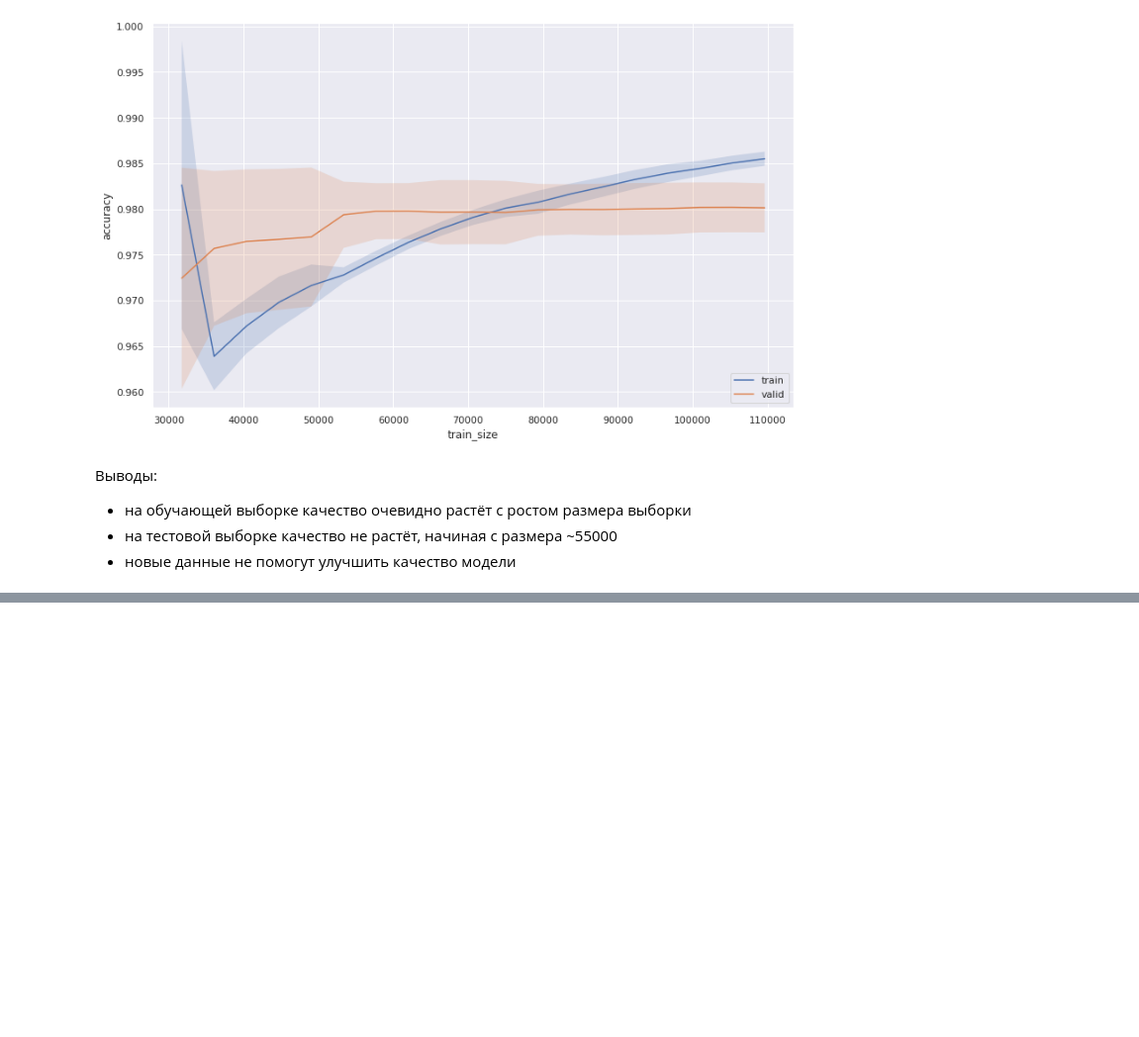
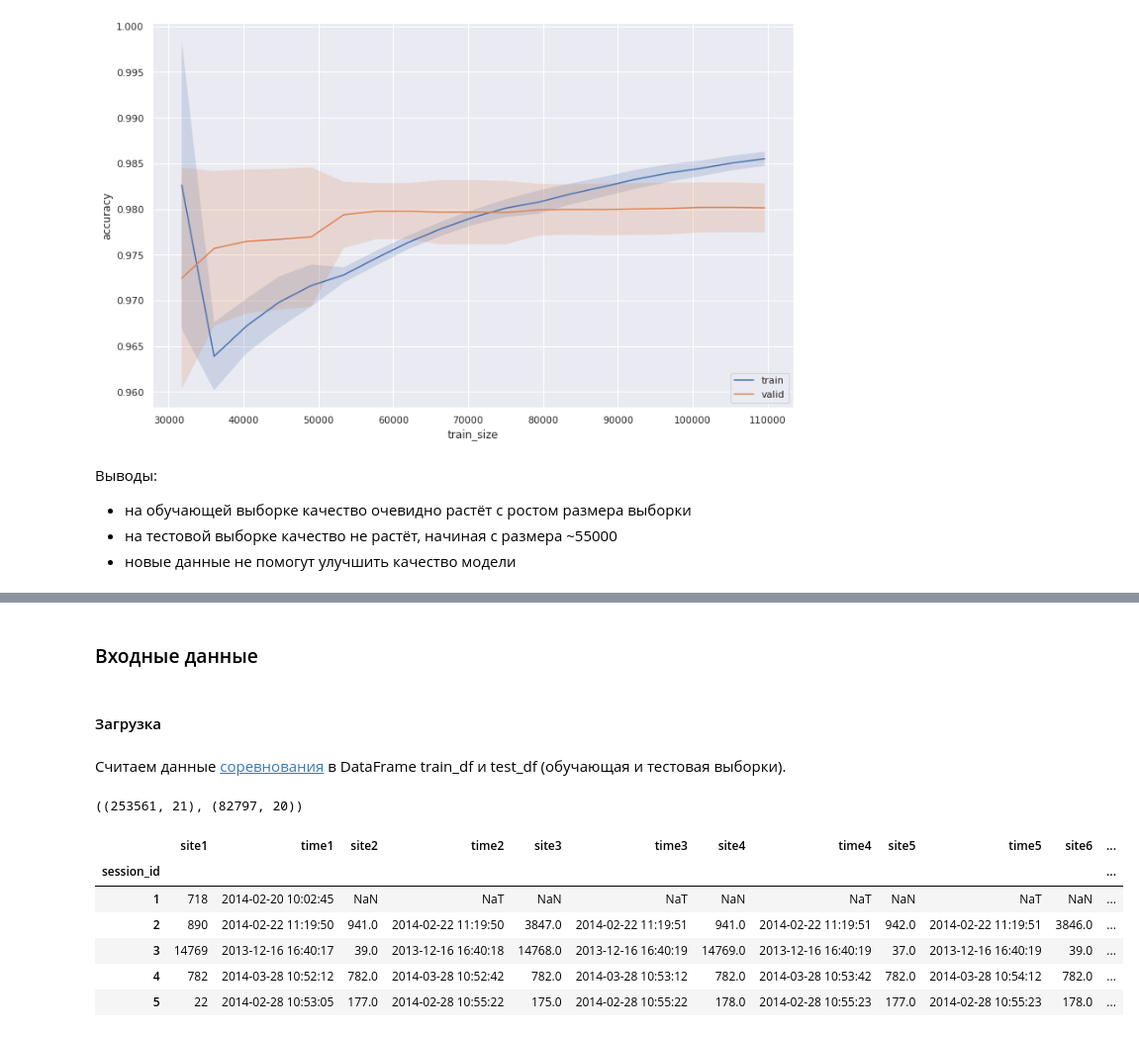
Before and after one commit to Uniholder/Specialization-Yandex-MIPT, a Jupyter notebook: 6_Final_projects/1_user_identification/week7_report.ipynb, the cells around one changed output, grey strips where cells are left out. Shown at 99% size. Saved outputs shown, nothing was run; the diff lists cells and outputs as text; code cells hidden in the pictures; blank space fills up the shorter version.

Commit message:
week7 week5 kaggle covered

```diff
--- a/6_Final_projects/1_user_identification/week7_report.ipynb
+++ b/6_Final_projects/1_user_identification/week7_report.ipynb
@@ -1821,0 +1835,43 @@ plot_learning_curve(val_train, val_test, n_train, xlabel='train_size', ylabel='a
+# %%
+import pandas as pd
+import os
+import numpy as np
+import calendar
+
+from scipy.sparse import hstack
+
+from sklearn.base import BaseEstimator, TransformerMixin
+from sklearn.pipeline import Pipeline
+# from sklearn.pipeline import FeatureUnion
+from sklearn.feature_extraction.text import CountVectorizer, TfidfVectorizer
+from sklearn.preprocessing import StandardScaler
+from sklearn.model_selection import cross_val_score, TimeSeriesSplit
+from sklearn.linear_model import SGDClassifier, LogisticRegression
+from sklearn.metrics import roc_auc_score
+from sklearn.model_selection import GridSearchCV
+
+PATH_TO_DATA = 'data'
+# %% [markdown]
+### Входные данные
+# %% [markdown]
+#### Загрузка
+# %% [markdown]
+Считаем данные [соревнования](https://inclass.kaggle.com/c/catch-me-if-you-can-intruder-detection-through-webpage-session-tracking2) в DataFrame train_df и test_df (обучающая и тестовая выборки).
+# %%
+times = ['time%s' % i for i in range(1, 11)]
+sites = ['site%s' % i for i in range(1, 11)]
+df_train = pd.read_csv(os.path.join(PATH_TO_DATA, 'train_sessions.csv'), index_col='session_id', parse_dates=times)
+df_test = pd.read_csv(os.path.join(PATH_TO_DATA, 'test_sessions.csv'), index_col='session_id', parse_dates=times)
+df_train.shape, df_test.shape
+# %% [output]
+((253561, 21), (82797, 20))
+# %%
+df_train.head()
+# %% [output]
+|  | site1 | time1 | site2 | time2 | site3 | time3 | site4 | time4 | site5 | time5 | site6 | ... |
+| session_id |  |  |  |  |  |  |  |  |  |  |  | ... |
+| 1 | 718 | 2014-02-20 10:02:45 | NaN | NaT | NaN | NaT | NaN | NaT | NaN | NaT | NaN | ... |
+| 2 | 890 | 2014-02-22 11:19:50 | 941.0 | 2014-02-22 11:19:50 | 3847.0 | 2014-02-22 11:19:51 | 941.0 | 2014-02-22 11:19:51 | 942.0 | 2014-02-22 11:19:51 | 3846.0 | ... |
+| 3 | 14769 | 2013-12-16 16:40:17 | 39.0 | 2013-12-16 16:40:18 | 14768.0 | 2013-12-16 16:40:19 | 14769.0 | 2013-12-16 16:40:19 | 37.0 | 2013-12-16 16:40:19 | 39.0 | ... |
+| 4 | 782 | 2014-03-28 10:52:12 | 782.0 | 2014-03-28 10:52:42 | 782.0 | 2014-03-28 10:53:12 | 782.0 | 2014-03-28 10:53:42 | 782.0 | 2014-03-28 10:54:12 | 782.0 | ... |
+| 5 | 22 | 2014-02-28 10:53:05 | 177.0 | 2014-02-28 10:55:22 | 175.0 | 2014-02-28 10:55:22 | 178.0 | 2014-02-28 10:55:23 | 177.0 | 2014-02-28 10:55:23 | 178.0 | ... |
```
Also changed, not shown: parts of 48 cells of this notebook.
